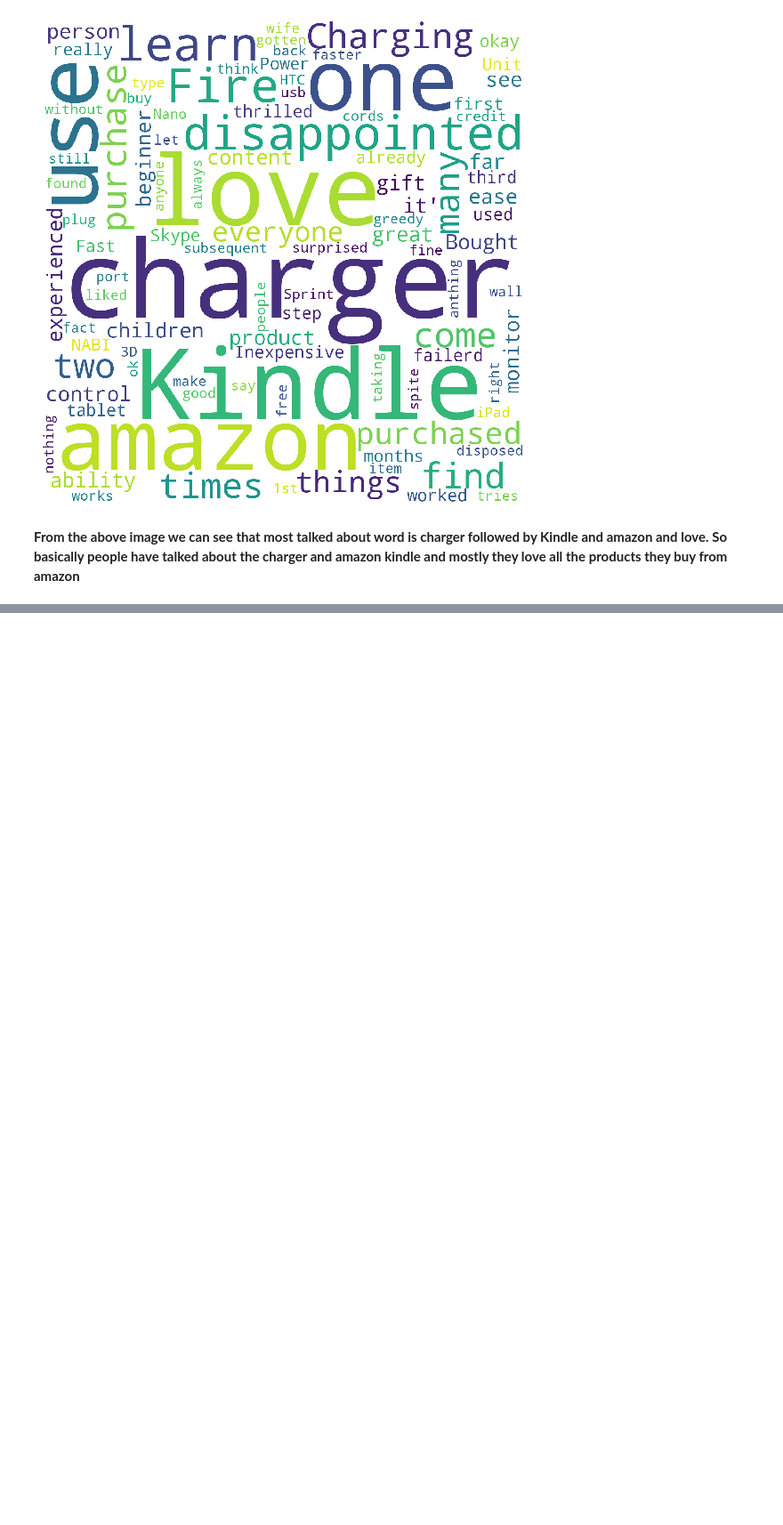
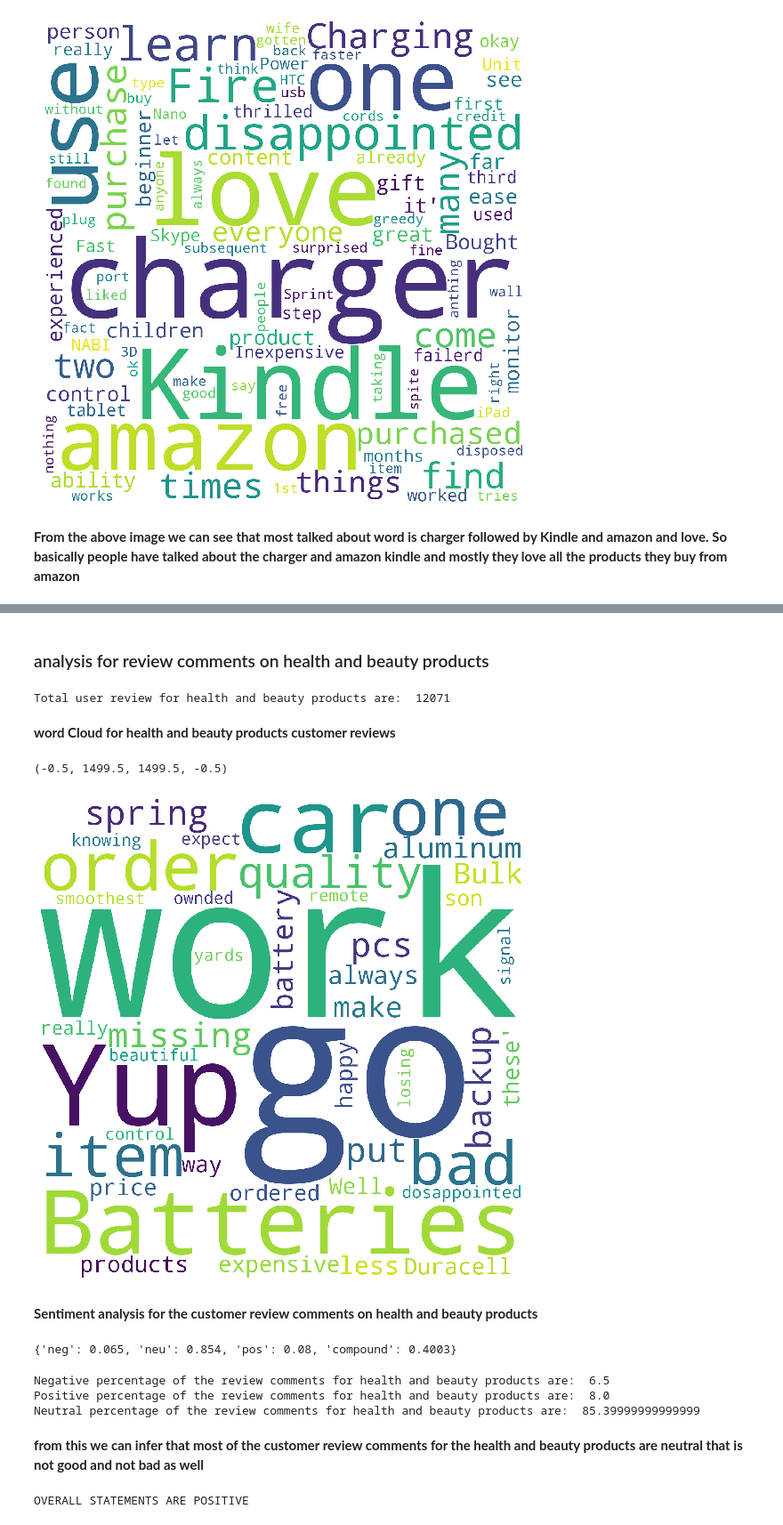
Before and after one commit to ArnabBasak/AnalyticsLabs_CaseStudies, a Jupyter notebook: Basic_Python/Python exercise.ipynb, the cells around one changed output, grey strips where cells are left out. Shown at 89% size. Drawn from its saved outputs; the diff is of its cells as text; code cells hidden in the pictures; blank space fills up the shorter version.

Commit message:
adding file for amazon customer review sentiment analysis

```diff
--- a/Basic_Python/Python exercise.ipynb
+++ b/Basic_Python/Python exercise.ipynb
@@ -564,0 +601,2 @@ plt.axis("off")
+# %%
+df = pd.read_csv('Amazon_Reviews.csv',encoding = 'utf-8')
@@ -564,0 +638,50 @@ plt.axis("off")
+# %% [markdown]
+<h3> analysis for review comments on health and beauty products </b>
+# %%
+H_B = df[df['primaryCategories'] == 'Health & Beauty']
+print('Total user review for health and beauty products are: ',len(H_B))
+# %% [output]
+Total user review for health and beauty products are:  12071
+# %% [markdown]
+<b> word Cloud for health and beauty products customer reviews </b>
+# %%
+Hb_text = ''.join(str(H_B['reviews.text']))
+# %%
+from wordcloud import WordCloud
+#importing matplotlib
+from matplotlib import pyplot as plt
+plt.figure(figsize=(10,10))
+wordcloud = WordCloud(max_font_size=None,background_color='white',collocations=False,width=1500,height=1500).generate(Hb_text)
+plt.imshow(wordcloud)
+plt.axis("off")
+# %% [output]
+(-0.5, 1499.5, 1499.5, -0.5)
+[figure, added]
+# %% [markdown]
+<b> Sentiment analysis for the customer review comments on health and beauty products </b>
+# %%
+from vaderSentiment.vaderSentiment import SentimentIntensityAnalyzer
+sid_obj = SentimentIntensityAnalyzer()
+sentiment_dict = sid_obj.polarity_scores(Hb_text)
+print(sentiment_dict)
+# %% [output]
+{'neg': 0.065, 'neu': 0.854, 'pos': 0.08, 'compound': 0.4003}
+# %%
+print('Negative percentage of the review comments for health and beauty products are: ',sentiment_dict['neg']*100)
+print('Positive percentage of the review comments for health and beauty products are: ',sentiment_dict['pos']*100)
+print('Neutral percentage of the review comments for health and beauty products are: ',sentiment_dict['neu']*100)
+# %% [output]
+Negative percentage of the review comments for health and beauty products are:  6.5
+Positive percentage of the review comments for health and beauty products are:  8.0
+Neutral percentage of the review comments for health and beauty products are:  85.39999999999999
+# %% [markdown]
+<b> from this we can infer that most of the customer review comments for the health and beauty products are neutral that is not good and not bad as well </b>
+# %%
+if sentiment_dict['compound'] >= 0.05 :
+    print('OVERALL STATEMENTS ARE POSITIVE')
+elif sentiment_dict['compound'] <= - 0.05 :
+    print('OVERALL STATEMENTS ARE NEGATIVE')
+else:
+    print("OVERALL STATMENTS ARE NEUTRAL")
+# %% [output]
+OVERALL STATEMENTS ARE POSITIVE
```
Also changed, not shown: parts of 9 cells of this notebook, 1 other file.
